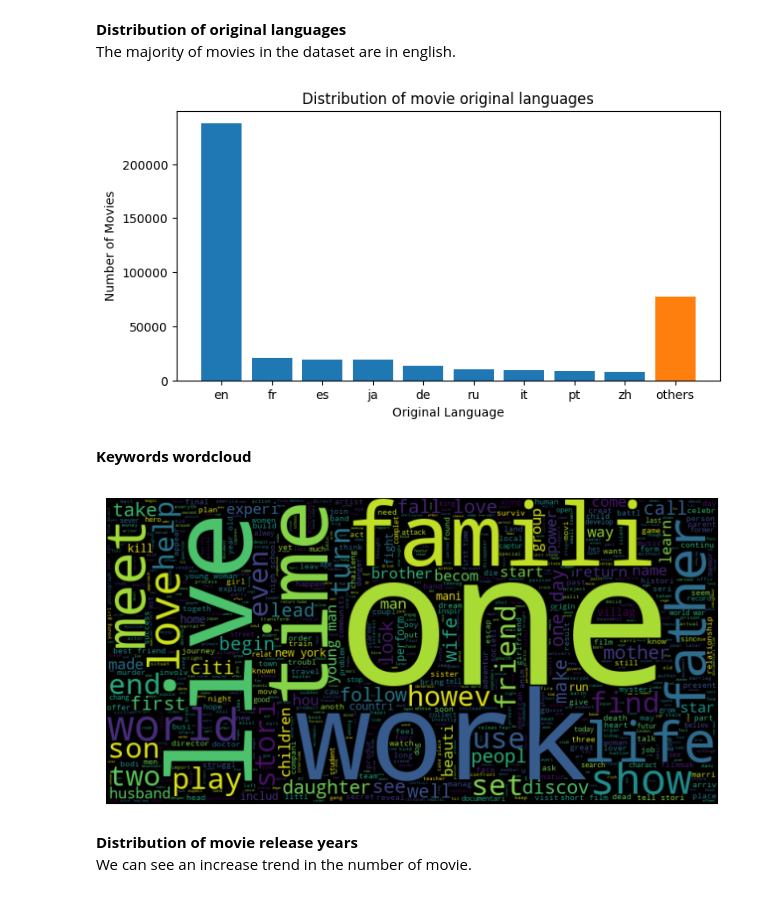
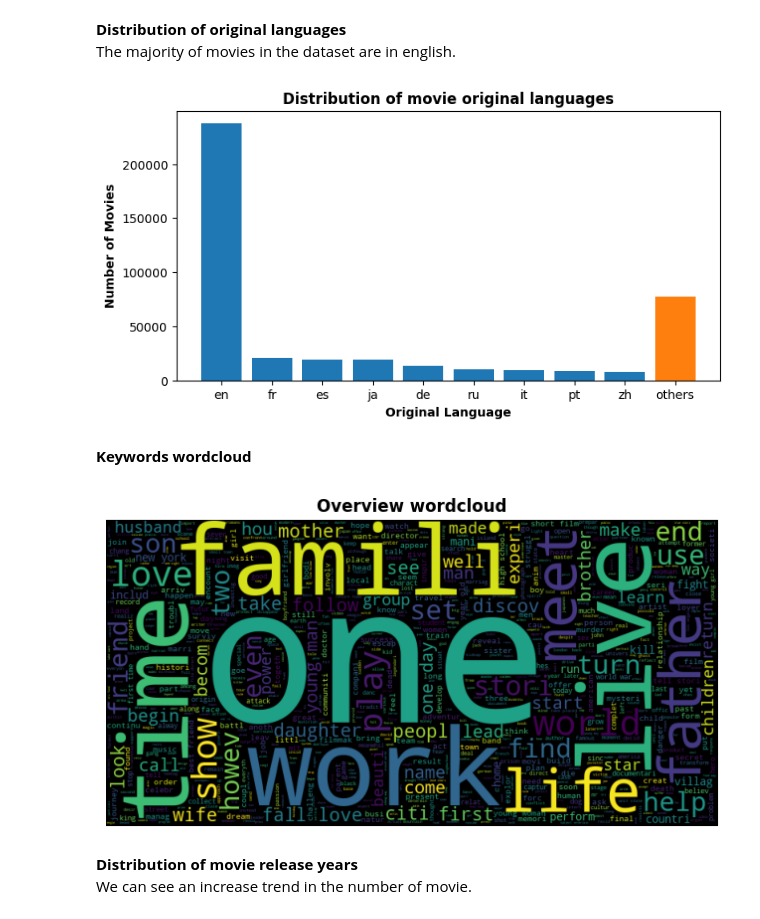
Before and after one commit to longminhdo/movies-recommendation, a Jupyter notebook: data_exploration/eda.ipynb, the cells around one changed output. Saved outputs shown, nothing was run; the diff lists cells and outputs as text; code cells hidden in the pictures.

```diff
--- a/data_exploration/eda.ipynb
+++ b/data_exploration/eda.ipynb
@@ -6,7 +6,7 @@ import matplotlib.pyplot as plt
 import numpy as np
 import pandas as pd
 
-df = pd.read_csv('data/movies_clean.csv')
+df = pd.read_csv('../data/movies_clean.csv')
 
 # Change some fields to the right data type
 df['genres'] = df['genres'].apply(literal_eval)
@@ -74,33 +74,34 @@ other_languages = language_counts.loc[~language_counts.index.isin(top_languages.
 plt.figure(figsize=(8,4))
 plt.bar(top_languages.index, top_languages.values)
 plt.bar('others', other_languages)
-plt.xlabel('Original Language')
-plt.ylabel('Number of Movies')
-plt.title('Distribution of movie original languages')
+plt.xlabel('Original Language', fontweight='bold')
+plt.ylabel('Number of Movies', fontweight='bold')
+plt.title('Distribution of movie original languages', fontweight='bold')
 plt.show()
 # %% [output]
-[figure, old version]
+[figure, new version]
 # %% [markdown]
 **Keywords wordcloud** <br>
 # %%
 from wordcloud import WordCloud
 
 df['keywords'] = df['keywords'].fillna('')
 
 # join all the overviews into a single string
 keywords_text = " ".join(review for review in df["keywords"])
 
 # create the word cloud
 wordcloud = WordCloud(background_color='black', max_words=1000, width=768, height=384)
 wordcloud.generate(keywords_text)
 
 # plot the word cloud
 plt.figure(figsize=(8,4))
 plt.imshow(wordcloud)
 plt.axis("off")
+plt.title('Overview wordcloud', fontweight='bold')
 plt.show()
 # %% [output]
-[figure, old version]
+[figure, new version]
 # %% [markdown]
 **Distribution of movie release years** <br>
 We can see an increase trend in the number of movie.
```
Also changed, not shown: parts of 6 cells of this notebook, 2 other files.
